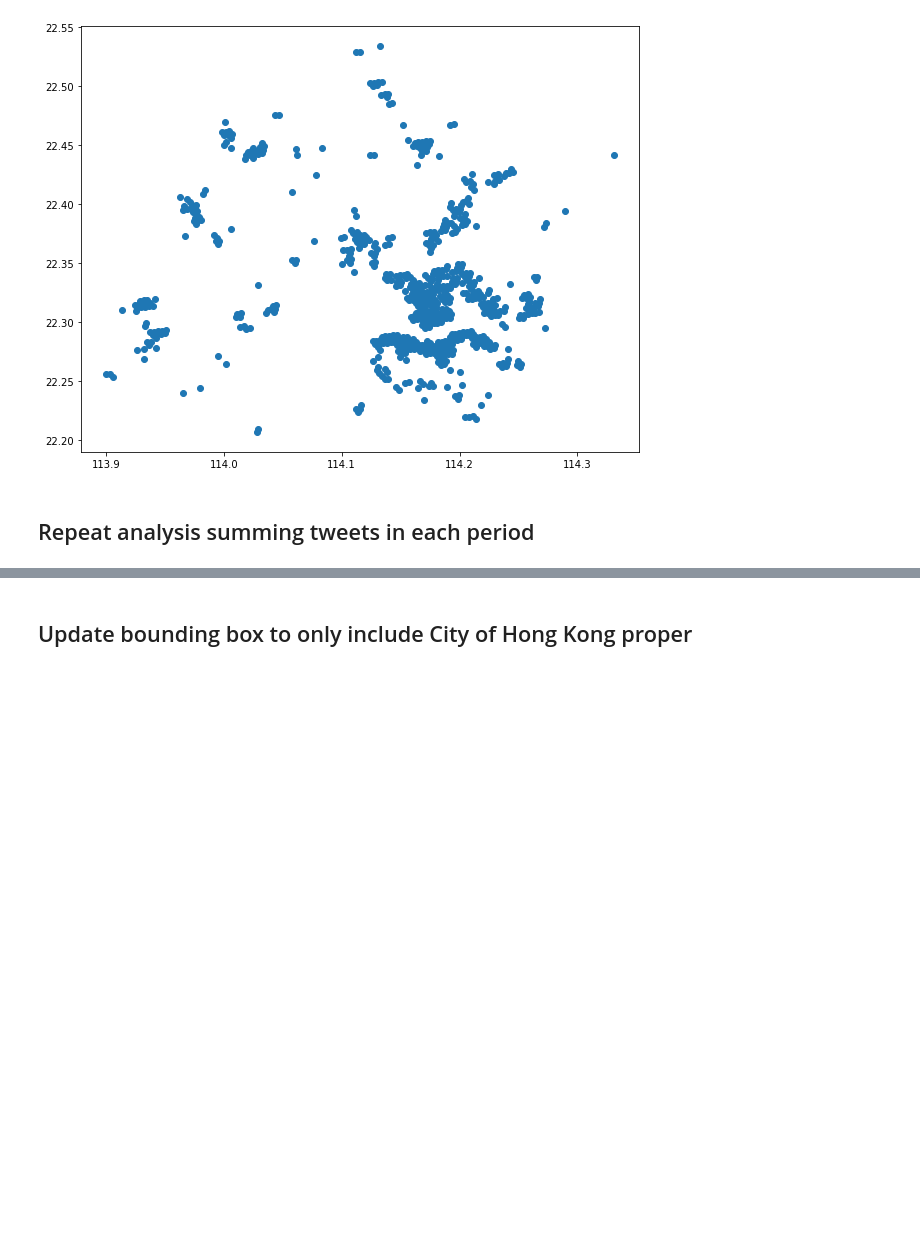
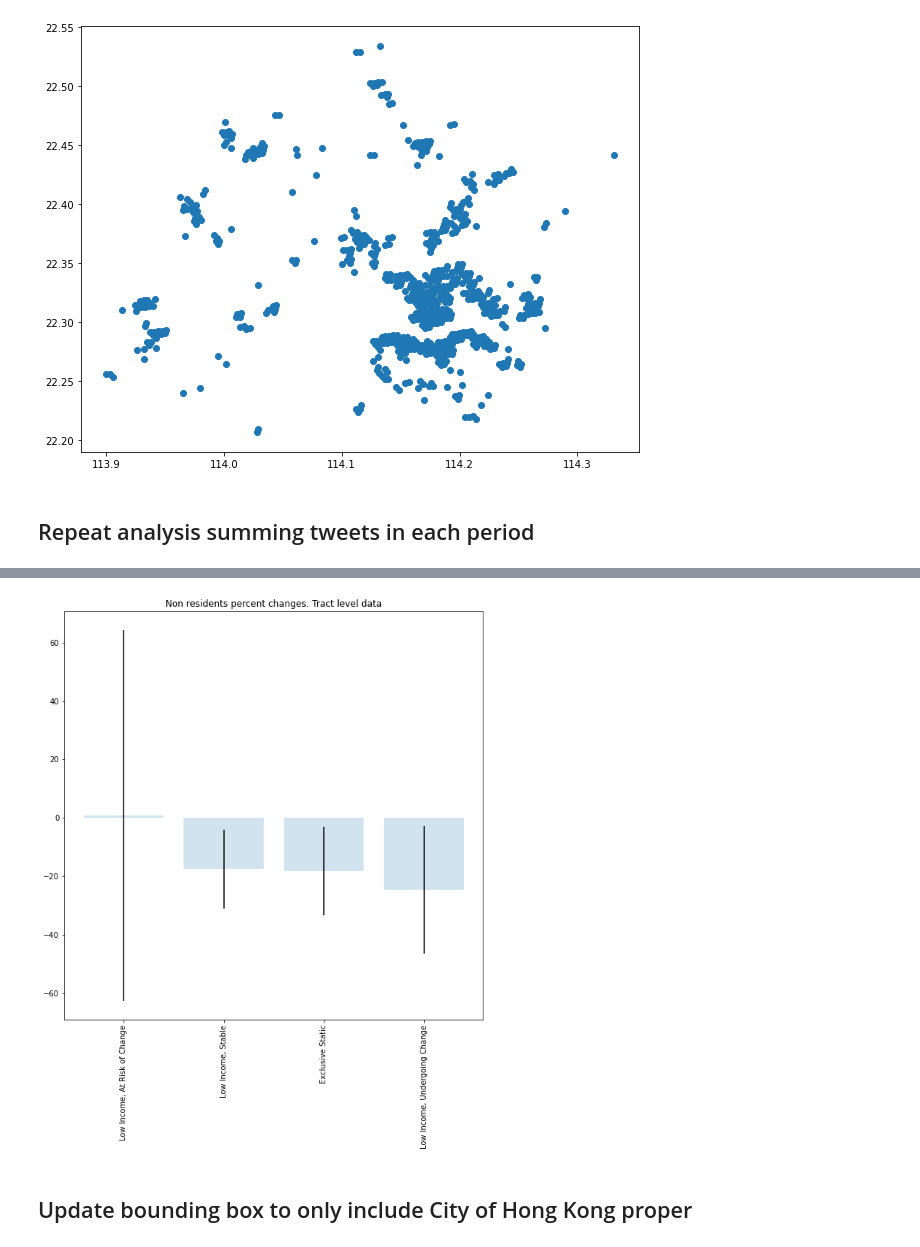
Before and after one commit to rpasquini/twitter_and_displacement, a Jupyter notebook: notebooks/Revised Analysis Example Counts by Typologies - Hong Kong.ipynb, the cells around one changed output, grey strips where cells are left out. Cells and saved outputs as stored; diff of their text form; code cells hidden in the pictures; blank space fills up the shorter version.

Commit message:
Updates to Revised Example Counts -
Added new updates from Ricardo's notebook (see section 4 - Tract level analysis)

```diff
--- a/notebooks/Revised Analysis Example Counts by Typologies - Hong Kong.ipynb
+++ b/notebooks/Revised Analysis Example Counts by Typologies - Hong Kong.ipynb
@@ -595,0 +601,10 @@ plt.show()
+# %%
+# Get counts at hex level
+df=a.hexcountsresults_to_df(db, save=False)
+
+#df = df[df['totalcounts']>100]
+
+dfcentroids=myh3.df_with_hexid_to_centroids_gdf(df, hexcolname='_id')
+
+# Spatial Join between centroids and census track shapes
+dfcentroids=gpd.sjoin(dfcentroids, tracts, how="inner", op='intersects')
@@ -595,0 +613,9 @@ plt.show()
+# %%
+df_tract_level=dfcentroids[['nonresidents','nonresidentsandnonneighbors',
+                            'residents','totalcounts','TPU','time']].groupby(['TPU',
+                                                                                     'time']).sum().reset_index()
+
+typologies_code=dfcentroids[['TPU','standardized_types']].drop_duplicates()
+
+df_tract_level=df_tract_level.merge(typologies_code, left_on='TPU', right_on='TPU')
+df_tract_level.head(3)
@@ -595,0 +676,8 @@ plt.show()
+# %%
+# Statistics
+df_tract_level_changesb=df_tract_level_changes[['nonresidents_dif','nonresidents_ch', 'nonresidents_p0',
+                                                'standardized_types']
+                                              ].groupby('standardized_types').agg(['mean','count','sem'])
+
+df_tract_level_changesb.reset_index(inplace=True)
+df_tract_level_changesb
@@ -596,3 +692,21 @@ plt.show()
+# %%
+def newbarchart(df,title='insert title'):
+    df=df.sort_values(by=('nonresidents_ch','mean'), ascending=False)
+
+    df=df.loc[df.standardized_types!='Other']
+
+    # notice I am multiplying by 100 because I did not do previously
+    fig, ax = plt.subplots()
+    ax.bar(df['standardized_types'],
+           df['nonresidents_ch','mean']*100,
+           yerr=1.96*df['nonresidents_ch','sem']*100, alpha=0.2)
+
+    plt.title(title)
+    plt.xticks(rotation=90)
+    plt.show()
+newbarchart(df_tract_level_changesb,title='Non residents percent changes. Tract level data')
+# %% [output]
+[figure, added]
 # %% [markdown]
 ## Update bounding box to only include City of Hong Kong proper
 # %%
```
Also changed, not shown: parts of 8 cells of this notebook, 1 other file.
